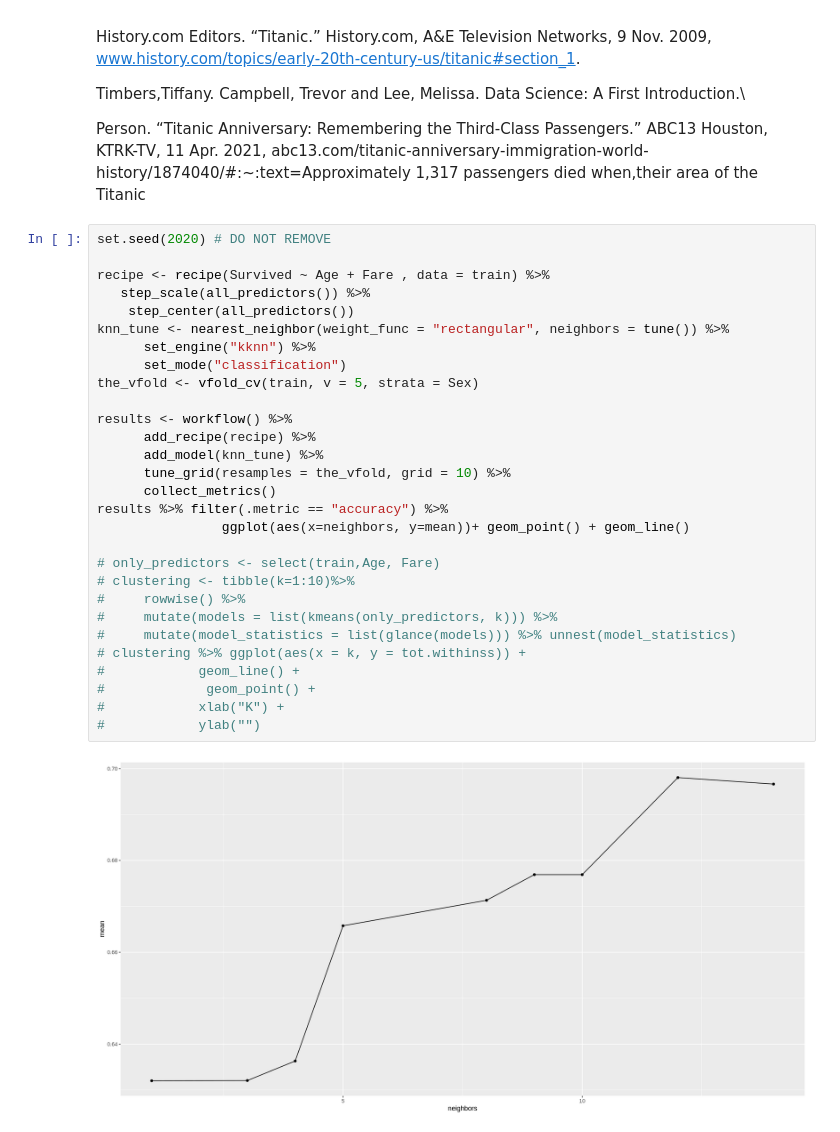
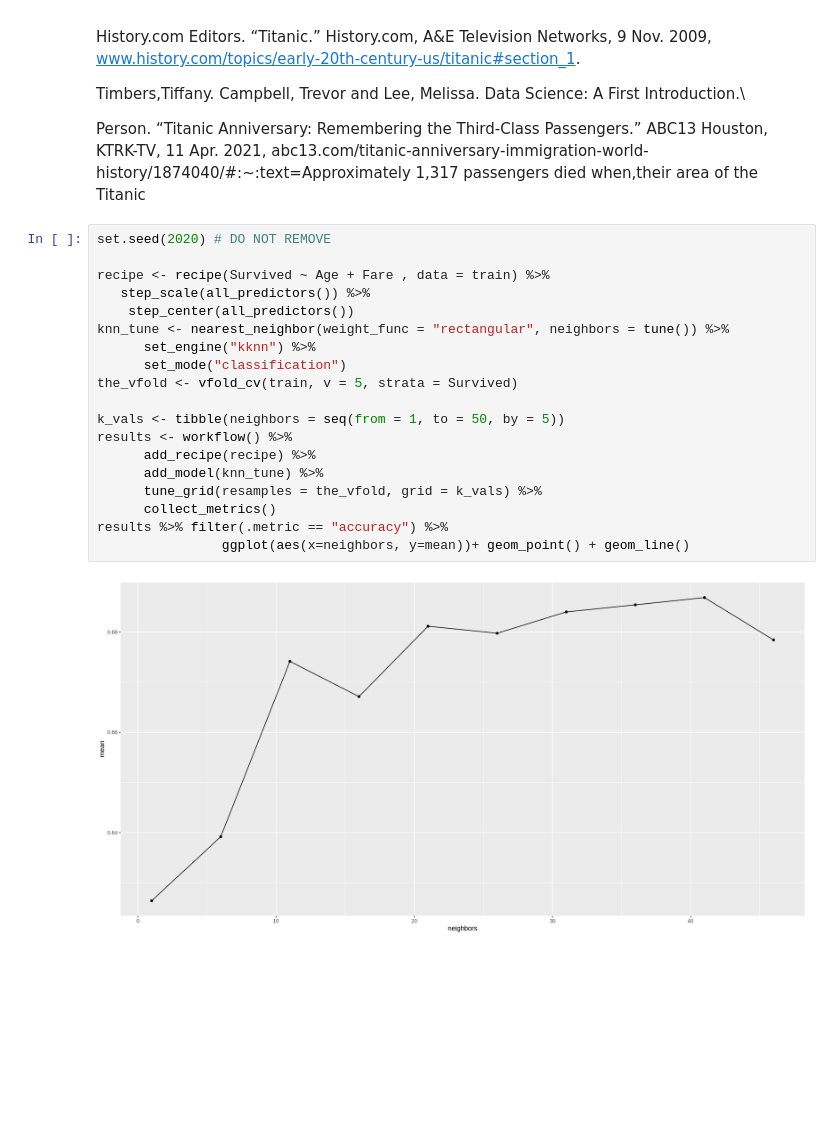
Before and after one commit to GZolla/dsci100, a Jupyter notebook: project-GZ.ipynb, the cells around one changed output. Saved outputs shown, nothing was run; the diff lists cells and outputs as text; blank space fills up the shorter version.

```diff
--- a/project-GZ.ipynb
+++ b/project-GZ.ipynb
@@ -92,34 +92,24 @@ Person. “Titanic Anniversary: Remembering the Third-Class Passengers.” ABC13
 # %%
 set.seed(2020) # DO NOT REMOVE
 
 recipe <- recipe(Survived ~ Age + Fare , data = train) %>%
    step_scale(all_predictors()) %>%
     step_center(all_predictors())
 knn_tune <- nearest_neighbor(weight_func = "rectangular", neighbors = tune()) %>%
       set_engine("kknn") %>%
       set_mode("classification")
-the_vfold <- vfold_cv(train, v = 5, strata = Sex)
+the_vfold <- vfold_cv(train, v = 5, strata = Survived)
 
+k_vals <- tibble(neighbors = seq(from = 1, to = 50, by = 5))
 results <- workflow() %>%
       add_recipe(recipe) %>%
       add_model(knn_tune) %>%
-      tune_grid(resamples = the_vfold, grid = 10) %>%
+      tune_grid(resamples = the_vfold, grid = k_vals) %>%
       collect_metrics()
 results %>% filter(.metric == "accuracy") %>%
                 ggplot(aes(x=neighbors, y=mean))+ geom_point() + geom_line()
-
-# only_predictors <- select(train,Age, Fare)
-# clustering <- tibble(k=1:10)%>%
-#     rowwise() %>%
-#     mutate(models = list(kmeans(only_predictors, k))) %>%
-#     mutate(model_statistics = list(glance(models))) %>% unnest(model_statistics)
-# clustering %>% ggplot(aes(x = k, y = tot.withinss)) +
-#            geom_line() +
-#             geom_point() +
-#            xlab("K") +
-#            ylab("")
 # %% [output]
-[figure, old version]
+[figure, new version]
 # %%
 # train_cluster <- augment(kmeans(only_predictors, centers = 4),only_predictors)
 # train_cluster %>% ggplot(aes(x = Age, y =  Fare, color=.cluster)) +
```
Also changed, not shown: parts of 4 cells of this notebook.
